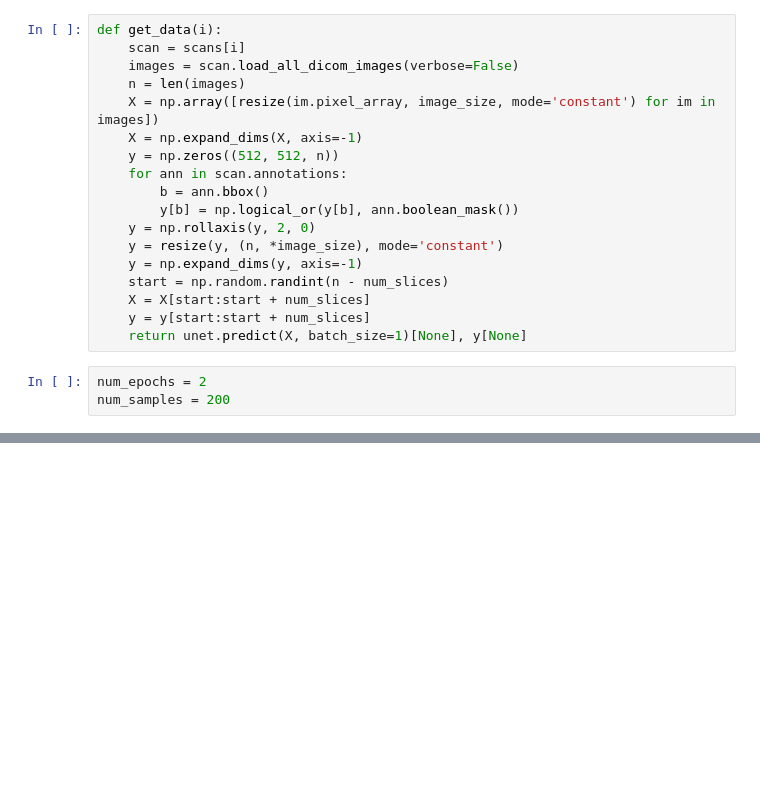
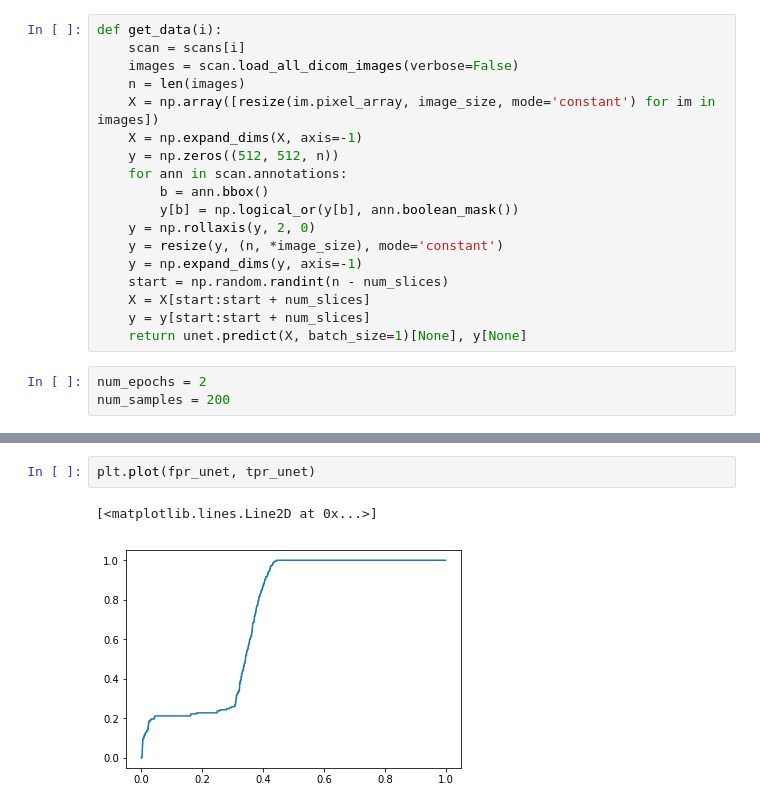
Before and after one commit to luranhe/cs109b-projectofchampions, a Jupyter notebook: rnn with ConvLSTM2D.ipynb, the cells around one changed output, grey strips where cells are left out. Cells and saved outputs as stored; diff of their text form; blank space fills up the shorter version.

```diff
--- a/rnn with ConvLSTM2D.ipynb
+++ b/rnn with ConvLSTM2D.ipynb
@@ -80,0 +106,5 @@ model.save('unet_lstm.hdf5')
+# %%
+plt.plot(fpr_unet, tpr_unet)
+# %% [output]
+[<matplotlib.lines.Line2D at 0x...>]
+[figure, added]
```
Also changed, not shown: parts of 8 cells of this notebook, 3 other files.
